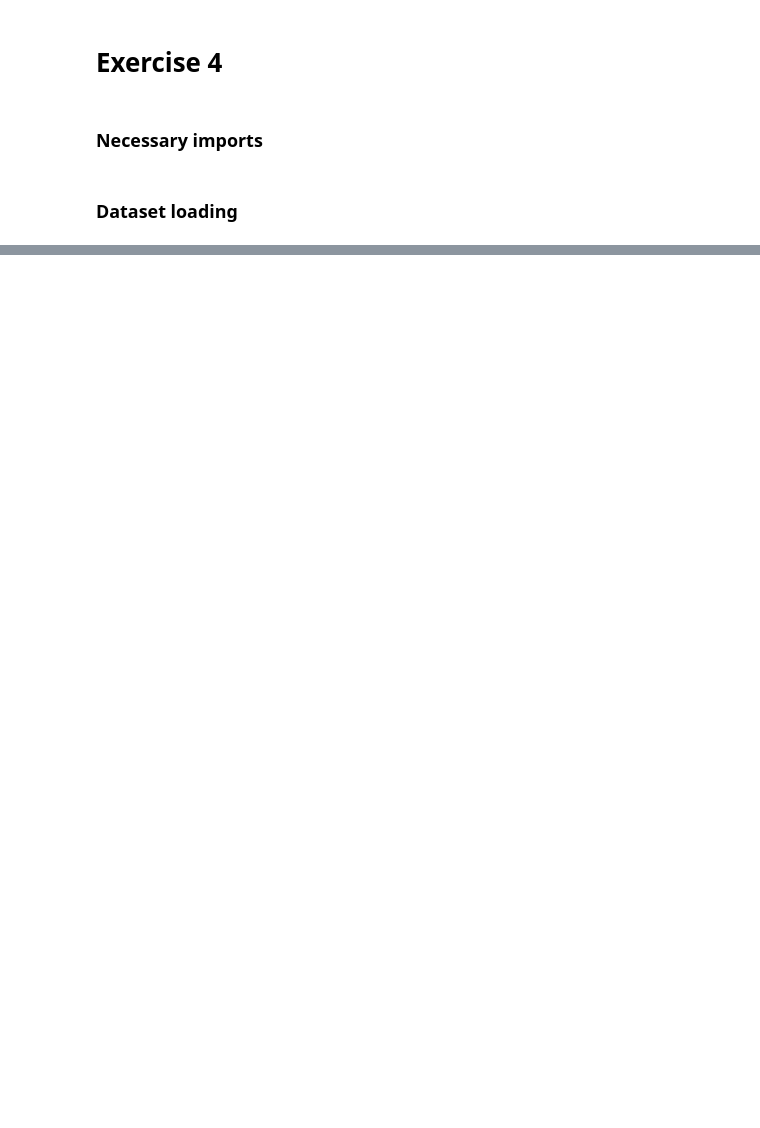
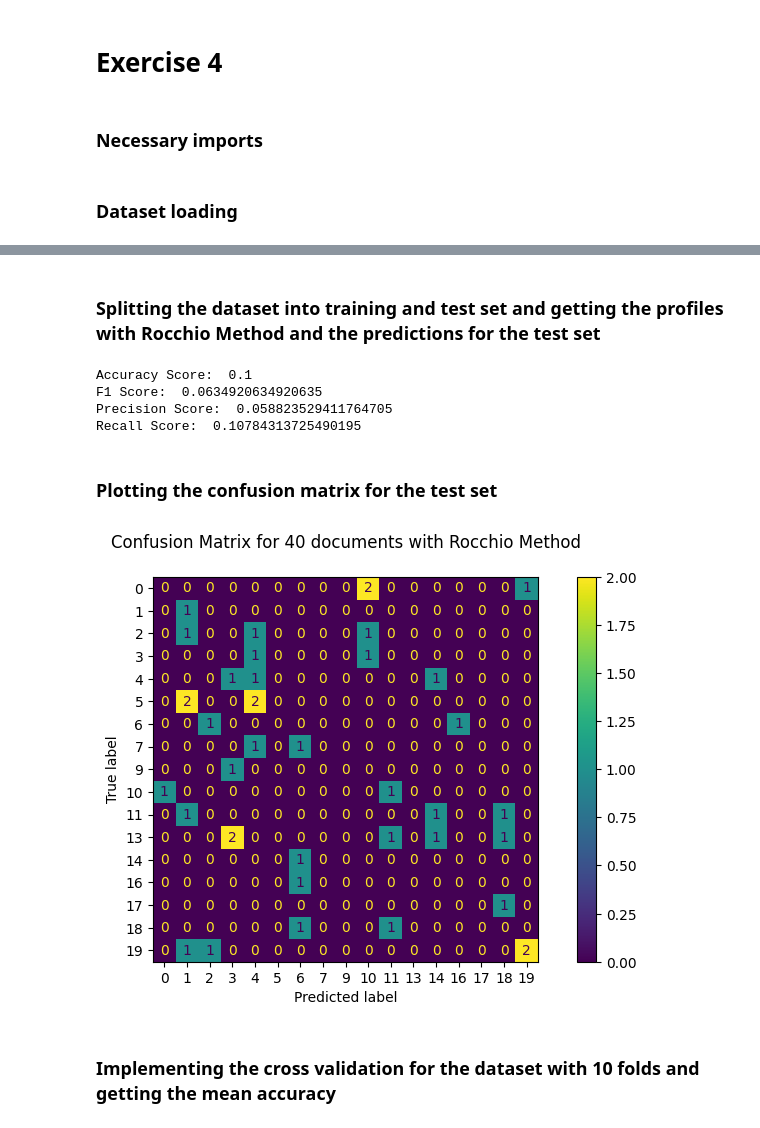
Before and after one commit to lorenzobotto/esercizi-tln, a Jupyter notebook: ex4/exercise_4.ipynb, the cells around one changed output, grey strips where cells are left out. Saved outputs shown, nothing was run; the diff lists cells and outputs as text; code cells hidden in the pictures; blank space fills up the shorter version.

Commit message:
Almost finished the fourth exercise. Measurements of distances to be finished
Co-authored-by: Gabriele Naretto <Spectralwall@users.noreply.github.com>

```diff
--- a/ex4/exercise_4.ipynb
+++ b/ex4/exercise_4.ipynb
@@ -23,8 +29,11 @@ for filenames in os.listdir(directory):
 # %%
 vectorizer = CountVectorizer(stop_words='english')
-X = vectorizer.fit_transform(list_of_vectors)
+vectors_dataset = vectorizer.fit_transform(list_of_vectors)
 
 target = []
 for i in range(20):
     for j in range(20):
         target.append(i)
+# %%
+def count_doc_positives(target:list, target_class:int) -> int:
+    return target.count(target_class)
@@ -82,0 +66,54 @@ KeyboardInterrupt:
+# %%
+def predict_rocchio(profiles:list, test:list, target:list, misure:str) -> list:
+    prediction = []
+    best_vector = None
+    for x in test:
+        distance_misure = 100000
+        for index, proto in enumerate(profiles):
+            match misure:
+                case "euclidean":
+                    transformer = Normalizer()
+                    similarity = distance.euclidean(transformer.fit(x), proto)
+                    if(similarity < distance_misure):
+                        distance_misure = similarity
+                        best_vector = index
+                case "cosine":
+                    similarity = distance.cosine(x, proto)
+                    if(similarity < distance_misure):
+                        distance_misure = similarity
+                        best_vector = index
+                case "angular distance":
+                    similarity = 1 - ( np.arccos(distance.cosine(x, proto)) / np.pi )
+                    if(similarity < distance_misure):
+                        distance_misure = similarity
+                        best_vector = index
+        prediction.append(target[best_vector])
+    return prediction
+# %% [markdown]
+### Splitting the dataset into training and test set and getting the profiles with Rocchio Method and the predictions for the test set
+# %%
+X_train, X_test, y_train, y_test = train_test_split(vectors_dataset.toarray(), target, test_size=0.10, random_state=42)
+profiles = rocchio_method(X_train, y_train, 20, 16, 4)
+predict_value = predict_rocchio(profiles, X_test, y_test)
+# %%
+print("Accuracy Score: ", accuracy_score(y_test, predict_value))
+print("F1 Score: ", f1_score(y_test, predict_value, average='macro'))
+print("Precision Score: ", precision_score(y_test, predict_value, average='macro'))
+print("Recall Score: ", recall_score(y_test, predict_value, average='macro'))
+# %% [output]
+Accuracy Score:  0.1
+F1 Score:  0.0634920634920635
+Precision Score:  0.058823529411764705
+Recall Score:  0.10784313725490195
+# %% [markdown]
+### Plotting the confusion matrix for the test set
+# %%
+fig, ax = plt.subplots(figsize=(10, 5))
+ConfusionMatrixDisplay.from_predictions(y_test, predict_value, ax=ax)
+_ = ax.set_title(
+    f"Confusion Matrix for {len(y_test)} documents with Rocchio Method\n"
+)
+# %% [output]
+[figure, added]
+# %% [markdown]
+### Implementing the cross validation for the dataset with 10 folds and getting the mean accuracy
```
Also changed, not shown: parts of 8 cells of this notebook, 1 other file.
